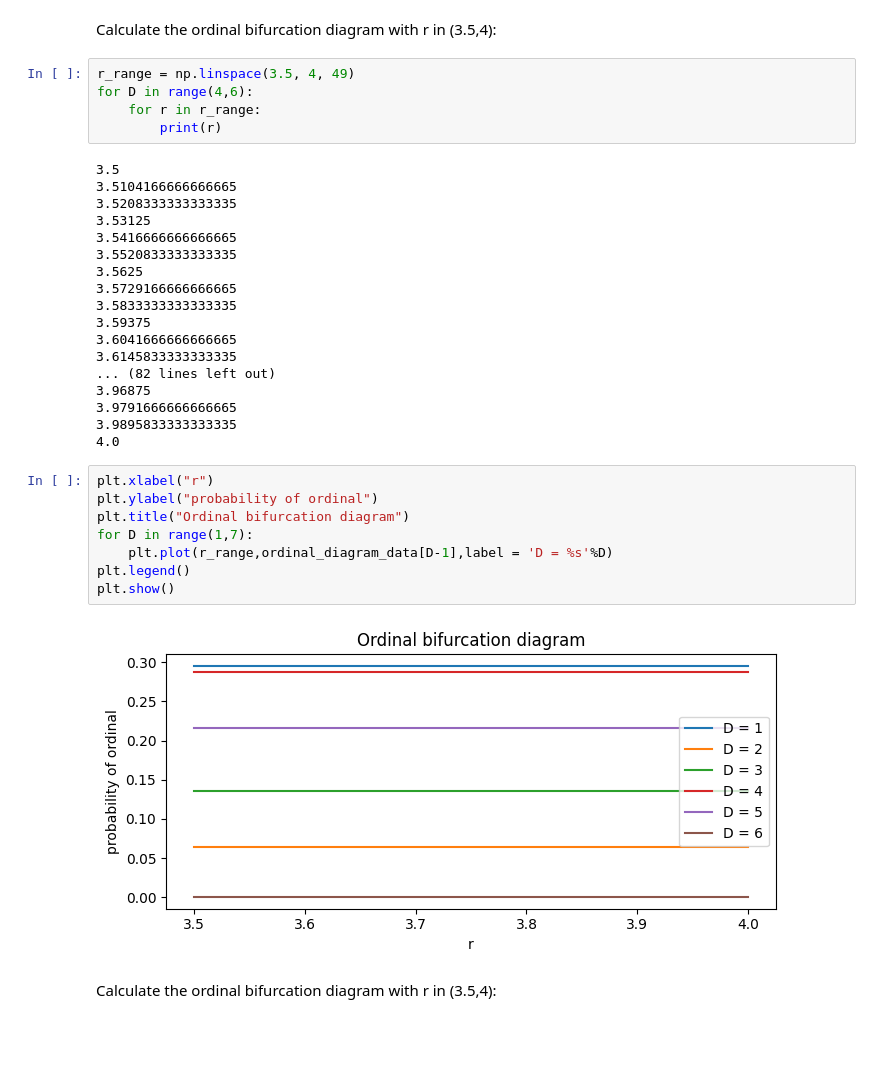
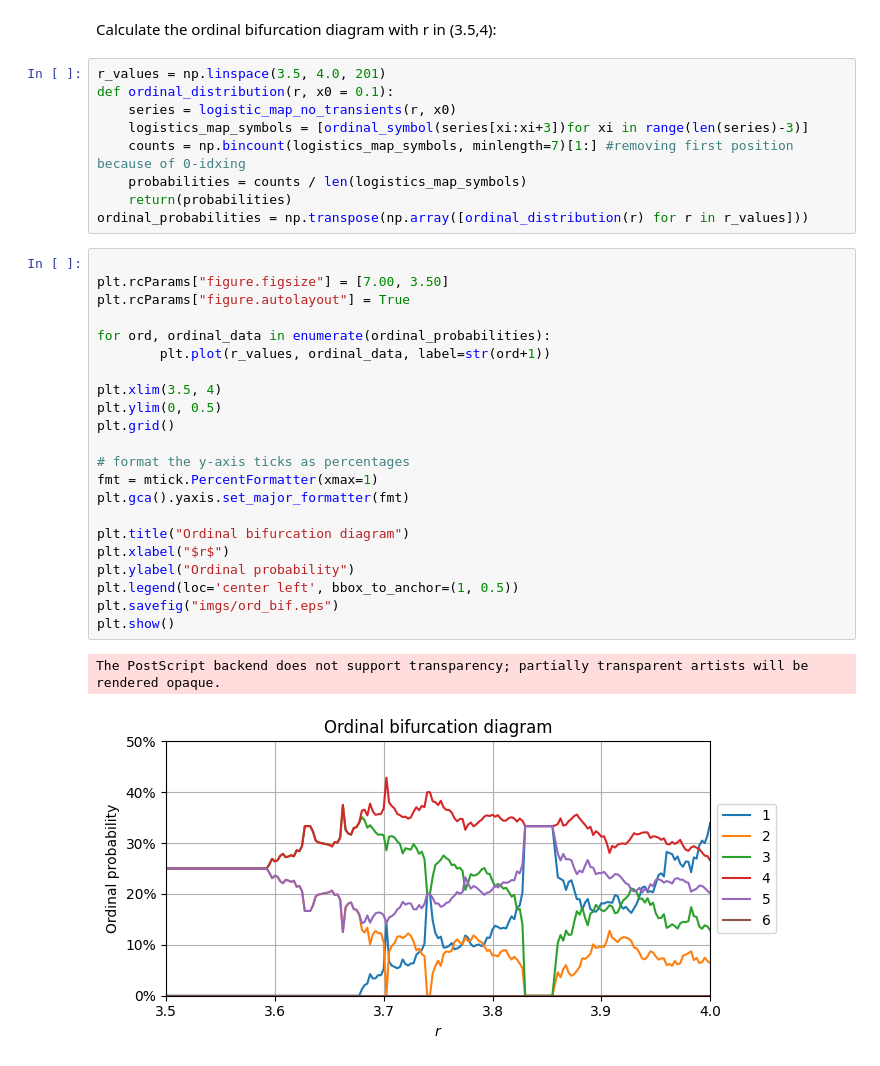
Before and after one commit to IsakEd/NLTSA, a Jupyter notebook: exercise1.ipynb, the cells around one changed output. Saved outputs shown, nothing was run; the diff lists cells and outputs as text; blank space fills up the shorter version.

```diff
--- a/exercise1.ipynb
+++ b/exercise1.ipynb
@@ -81,37 +90,36 @@ Probability of D=3: 13.59%
 # %% [markdown]
 Calculate the ordinal bifurcation diagram with r in (3.5,4):
-# %%
-r_range = np.linspace(3.5, 4, 49)
-for D in range(4,6):
-    for r in r_range:
-        print(r)
-# %% [output]
-3.5
-3.5104166666666665
-3.5208333333333335
-3.53125
-3.5416666666666665
-3.5520833333333335
-3.5625
-3.5729166666666665
-3.5833333333333335
-3.59375
-3.6041666666666665
-3.6145833333333335
-... (82 lines left out)
-3.96875
-3.9791666666666665
-3.9895833333333335
-4.0
-# %%
-plt.xlabel("r")
-plt.ylabel("probability of ordinal")
-plt.title("Ordinal bifurcation diagram")
-for D in range(1,7):
-    plt.plot(r_range,ordinal_diagram_data[D-1],label = 'D = %s'%D)
-plt.legend()
-plt.show()
-# %% [output]
-[figure, removed]
-# %% [markdown]
-Calculate the ordinal bifurcation diagram with r in (3.5,4):
+# %%
+r_values = np.linspace(3.5, 4.0, 201)
+def ordinal_distribution(r, x0 = 0.1):
+    series = logistic_map_no_transients(r, x0)
+    logistics_map_symbols = [ordinal_symbol(series[xi:xi+3])for xi in range(len(series)-3)]
+    counts = np.bincount(logistics_map_symbols, minlength=7)[1:] #removing first position because of 0-idxing
+    probabilities = counts / len(logistics_map_symbols)
+    return(probabilities)
+ordinal_probabilities = np.transpose(np.array([ordinal_distribution(r) for r in r_values]))
+# %%
+
+plt.rcParams["figure.figsize"] = [7.00, 3.50]
+plt.rcParams["figure.autolayout"] = True
+
+for ord, ordinal_data in enumerate(ordinal_probabilities):
+        plt.plot(r_values, ordinal_data, label=str(ord+1))
+
+plt.xlim(3.5, 4)
+plt.ylim(0, 0.5)
+plt.grid()
+
+# format the y-axis ticks as percentages
+fmt = mtick.PercentFormatter(xmax=1)
+plt.gca().yaxis.set_major_formatter(fmt)
+
+plt.title("Ordinal bifurcation diagram")
+plt.xlabel("$r$")
+plt.ylabel("Ordinal probability")
+plt.legend(loc='center left', bbox_to_anchor=(1, 0.5))
+plt.savefig("imgs/ord_bif.eps")
+plt.show()
+# %% [output]
+The PostScript backend does not support transparency; partially transparent artists will be rendered opaque.
+[figure, added]
```
Also changed, not shown: parts of 15 cells of this notebook, 32 other files.
